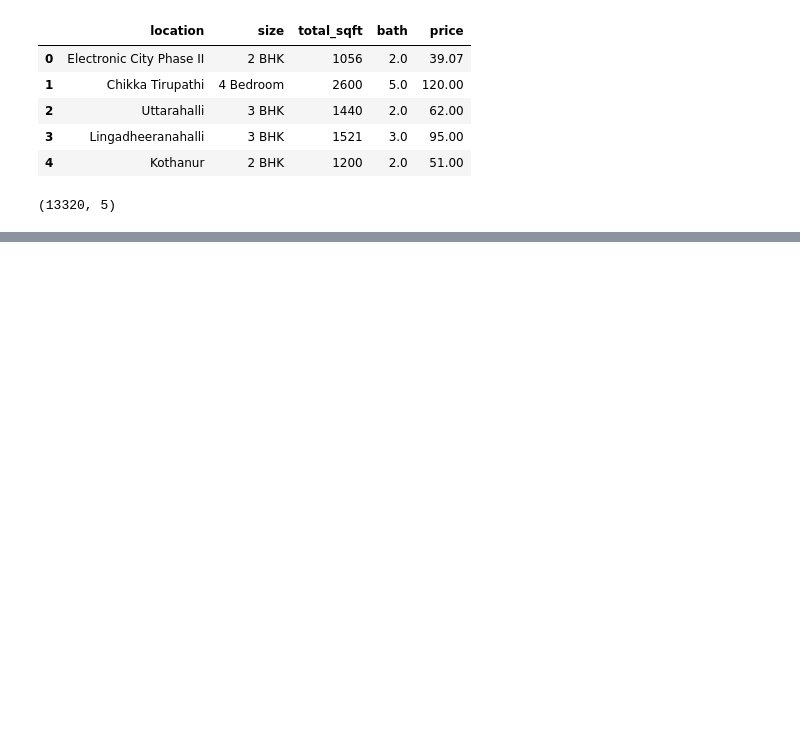
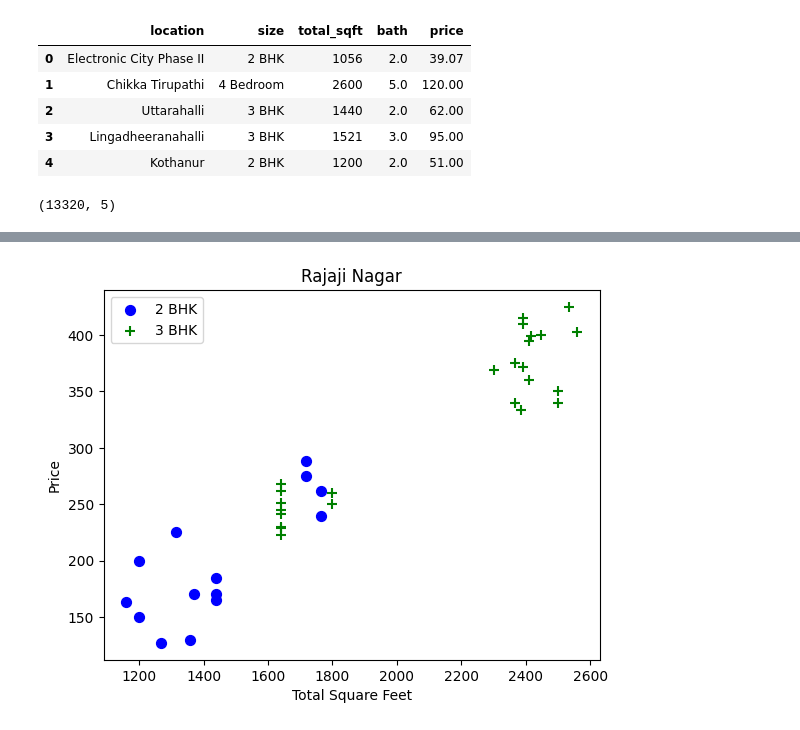
Before and after one commit to Micky373/end_to_end_home_price_prediction_ml_project, a Jupyter notebook: notebooks/EDA.ipynb, the cells around one changed output, grey strips where cells are left out. Cells and saved outputs as stored; diff of their text form; code cells hidden in the pictures; blank space fills up the shorter version.

```diff
--- a/notebooks/EDA.ipynb
+++ b/notebooks/EDA.ipynb
@@ -51,0 +370,4 @@ df2.shape
+# %%
+plot_scatter(df8,'Rajaji Nagar')
+# %% [output]
+[figure, added]
```
Also changed, not shown: parts of 47 cells of this notebook, 1 other file.
